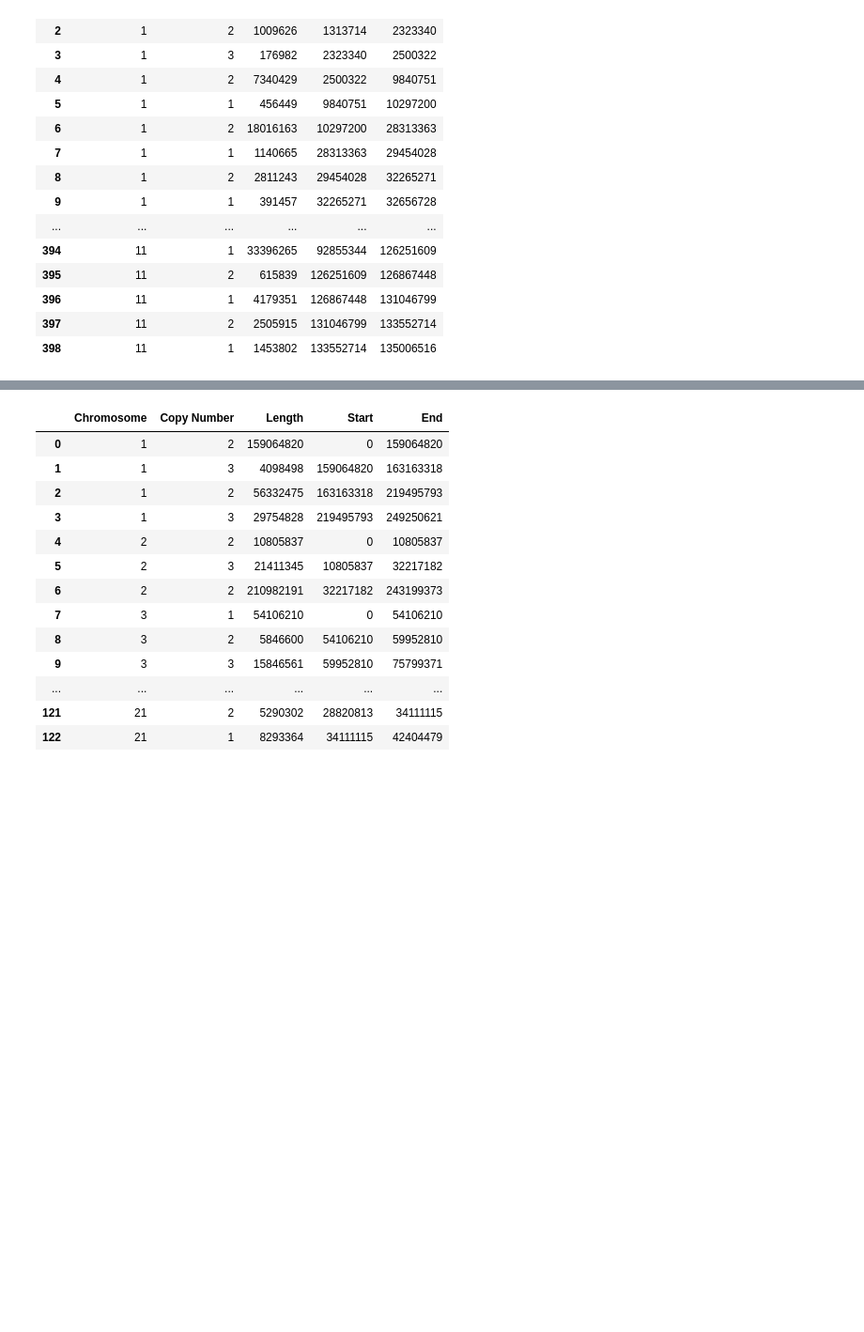
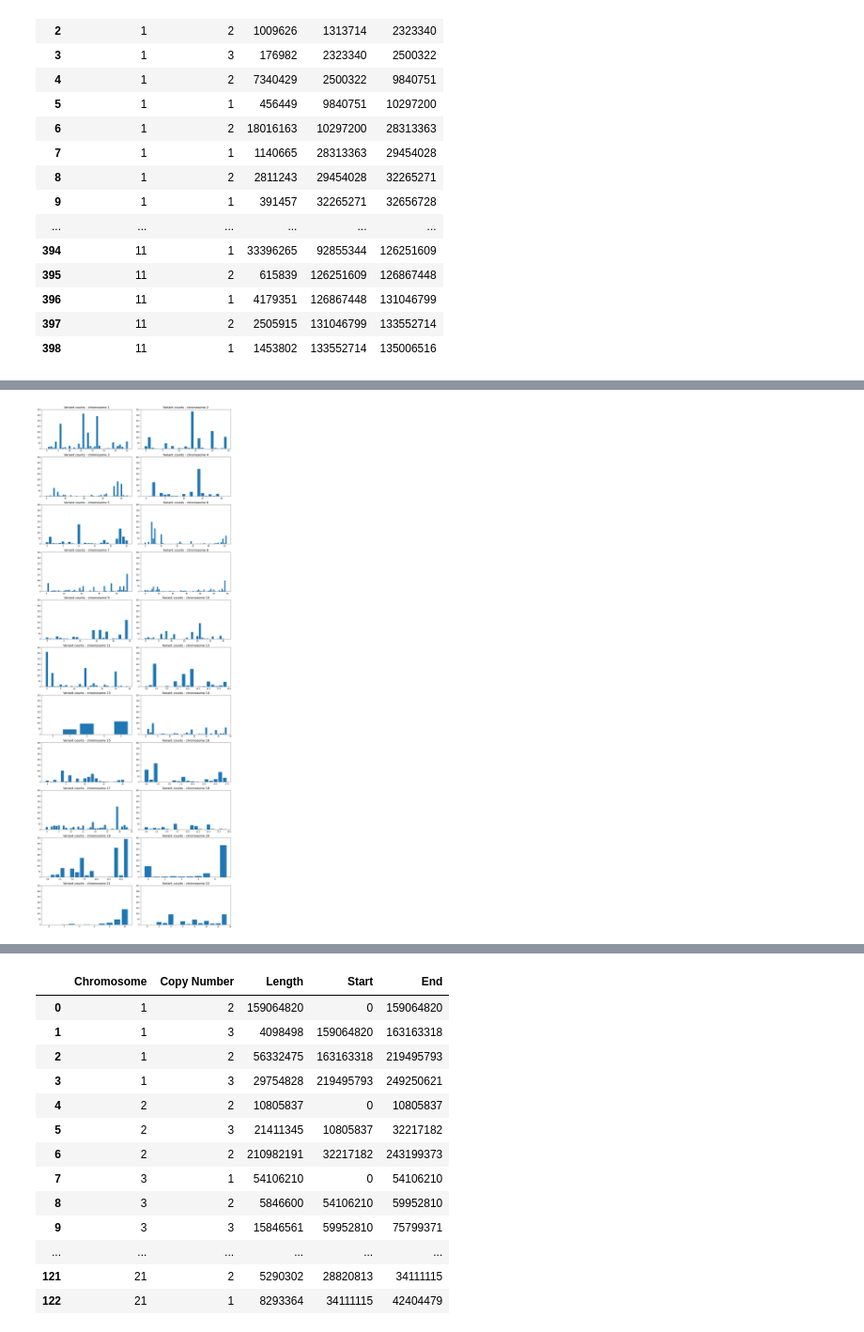
Before and after one commit to martinbudinsky3/BP-tumor-classifier, a Jupyter notebook: lst.ipynb, the cells around one changed output, grey strips where cells are left out. Shown at 94% size. Saved outputs shown, nothing was run; the diff lists cells and outputs as text; code cells hidden in the pictures; blank space fills up the shorter version.

Commit message:
counting number of variations from vcf for every segment, some visualizations

```diff
--- a/lst.ipynb
+++ b/lst.ipynb
@@ -192,3 +239,24 @@ filled_data
 | 396 | 11 | 1 | 4179351 | 126867448 | 131046799 |
 | 397 | 11 | 2 | 2505915 | 131046799 | 133552714 |
 | 398 | 11 | 1 | 1453802 | 133552714 | 135006516 |
+# %%
+def has_quality(record):
+    info = record.INFO
+    return check_info_attributes(info.keys(), ['QD', 'MQ', 'FS', 'SOR', 'MQRankSum', 'ReadPosRankSum']) and info['QD'] > 10.0 and info['MQ'] > 40.0 and info['FS'] < 30.0 \
+        and info['SOR'] < 3.0 and info['MQRankSum'] > -12.5 and info['ReadPosRankSum'] > -8.0
+
+filled_variants_data = filled_data.copy()
+filled_variants_data['Variants Count'] = 0
+
+for index, row in filled_variants_data.iterrows():
+
+    count = 0
+    for record in vcf_reader_raw.fetch(row['Chromosome'], row['Start'], row['End']):
+        tumor_I062_007 = record.samples[2]
+
+        if has_quality(record) and tumor_I062_007['GT'] != './.' and tumor_I062_007['GT'] != '0/0':
+            count += 1
+
+        filled_variants_data.loc[index, 'Variants Count'] = count
+
+filled_variants_data
@@ -194,0 +281,19 @@ filled_data
+# %%
+chromosome_names = [str(_chr) for _chr in range(1, 23)]
+
+def plot_chromosomes_variant_count(data):
+    fig,axs = plt.subplots(nrows=11, ncols=2, figsize=(15, 40), constrained_layout=True)
+    max_count = data['Variants Count'].max()
+
+    for index, name in enumerate(chromosome_names):
+        chr_data = data[data['Chromosome'] == name]
+        chr_data = chr_data.reset_index(drop=True)
+
+        ax = axs[index // 2, index % 2]
+        ax.set_ylim([0, max_count + 10])
+        ax.set_title('Variant counts - chromosome ' + name, fontdict={'fontsize': 16})
+        ax.bar(chr_data.index, chr_data['Variants Count'])
+# %%
+plot_chromosomes_variant_count(filled_variants_data)
+# %% [output]
+[figure, added]
```
Also changed, not shown: parts of 11 cells of this notebook, 1 other file.
